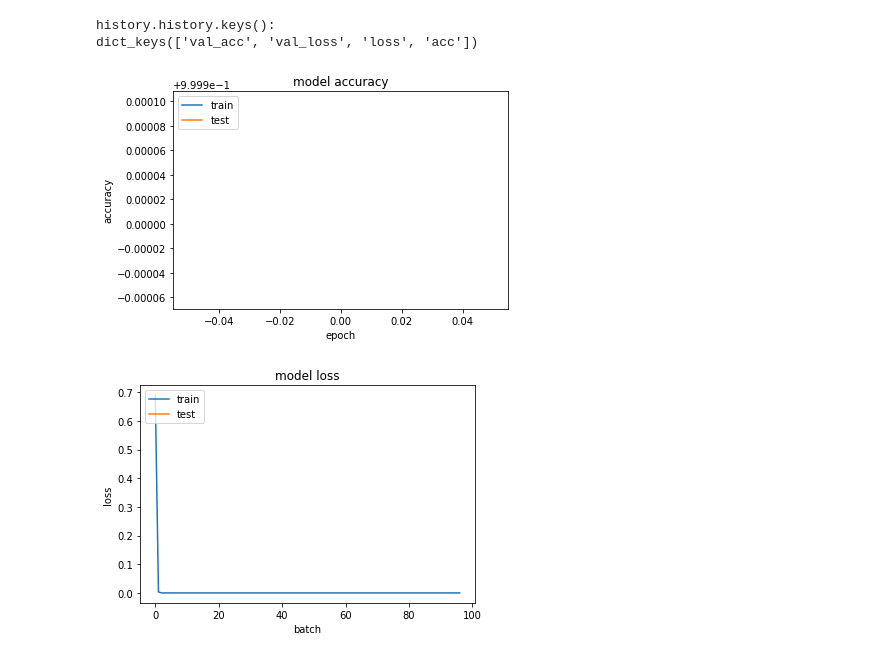
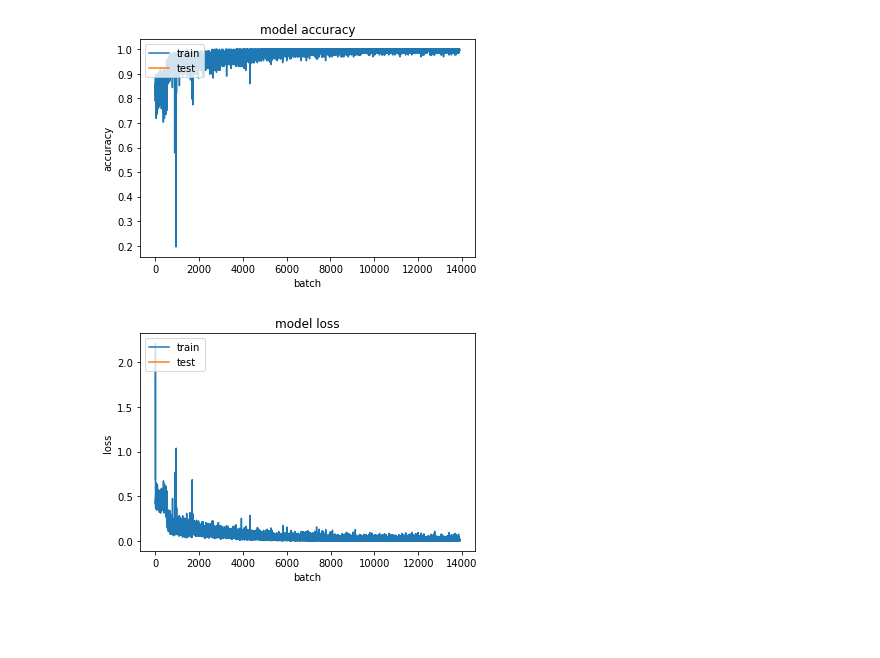
Before and after one commit to imjersey/Jidian, a Jupyter notebook: scripts/ipythonRnn.ipynb, the cells around one changed output. Cells and saved outputs as stored; diff of their text form; code cells hidden in the pictures; blank space fills up the shorter version.

Commit message:
first model 99%

```diff
--- a/scripts/ipythonRnn.ipynb
+++ b/scripts/ipythonRnn.ipynb
@@ -106,0 +111,22 @@ TypeError: __init__() got an unexpected keyword argument 'shape'
+# %%
+model.compile(loss='categorical_crossentropy', optimizer='adagrad', metrics=['accuracy'])
+
+class LossHistory(keras.callbacks.Callback):
+    def on_train_begin(self, logs={}):
+        self.losses = []
+        self.val_losses = []
+        self.acc = []
+        self.val_acc = []
+
+    def on_batch_end(self, batch, logs={}):
+        self.losses.append(logs.get('loss'))
+        self.val_losses.append(logs.get('val_loss'))
+        self.acc.append(logs.get('acc'))
+        self.val_acc.append(logs.get('val_acc'))
+lossHistory = LossHistory()
+checkpointer = ModelCheckpoint(filepath='/tmp/best_weights.hdf5', verbose=1, save_best_only=True)
+tensorboard = TensorBoard(log_dir="logs/{}".format(time()),histogram_freq=0, batch_size=BATCH_SIZE, write_graph=True, write_grads=False, \
+                          write_images=True, embeddings_freq=0, embeddings_layer_names=None, embeddings_metadata=None)
+
+model.summary()
+#
@@ -106,0 +151,7 @@ TypeError: __init__() got an unexpected keyword argument 'shape'
+# %%
+history = model.fit(X_train, y_train_ohe, validation_data=(X_test, y_test_ohe), epochs=10, batch_size=BATCH_SIZE, \
+                callbacks=[\
+                           lossHistory,\
+                           checkpointer,\
+                           tensorboard\
+                          ] )
@@ -107,29 +176,25 @@ TypeError: __init__() got an unexpected keyword argument 'shape'
 # %%
-print("history.history.keys():")
-print(history.history.keys())
 
 # summarize history for accuracy
-plt.plot(history.history['acc'])
-plt.plot(history.history['val_acc'])
+plt.plot(lossHistory.acc)
+plt.plot(lossHistory.val_acc)
 plt.title('model accuracy')
 plt.ylabel('accuracy')
-plt.xlabel('epoch')
+plt.xlabel('batch')
 plt.legend(['train', 'test'], loc='upper left')
 plt.show()
 
 # summarize history for loss
 plt.plot(lossHistory.losses)
 plt.plot(lossHistory.val_losses)
 plt.title('model loss')
 plt.ylabel('loss')
 plt.xlabel('batch')
 plt.legend(['train', 'test'], loc='upper left')
 plt.show()
 
 scores = model.evaluate(X_test, y_test_ohe, verbose=0)
 # %% [output]
-history.history.keys():
-dict_keys(['val_acc', 'val_loss', 'loss', 'acc'])
-[figure, old version]
+[figure, new version]
-[figure, old version]
+[figure, new version]
 # %%
```
Also changed, not shown: parts of 7 cells of this notebook, 3 other files.
